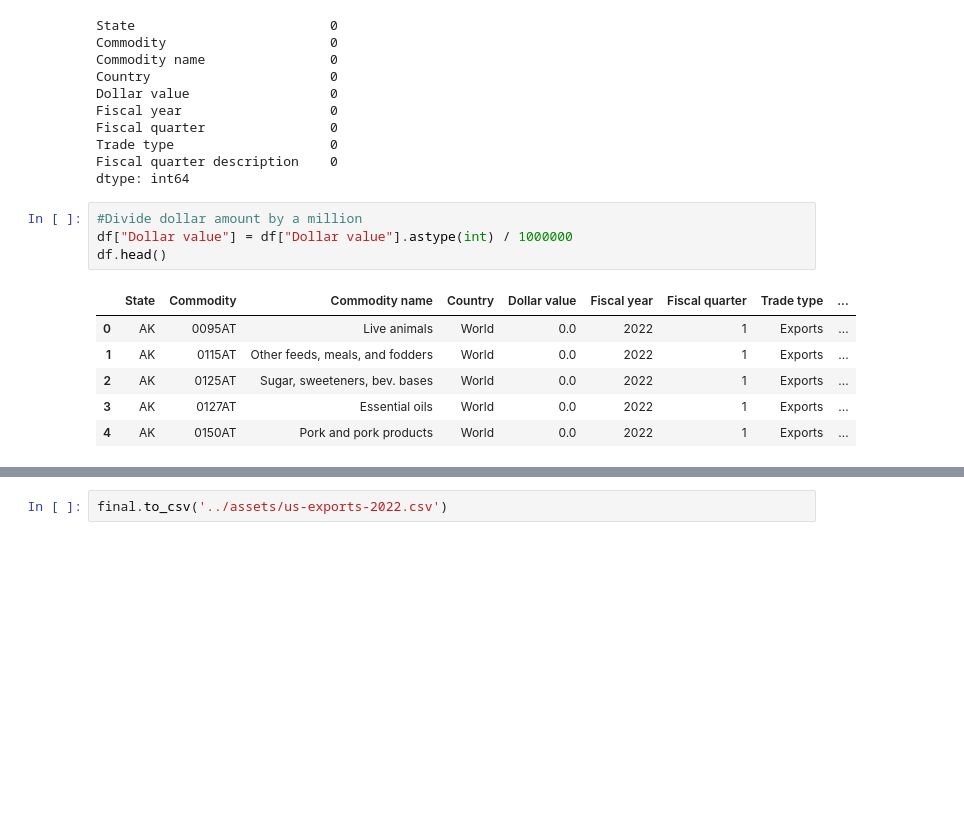
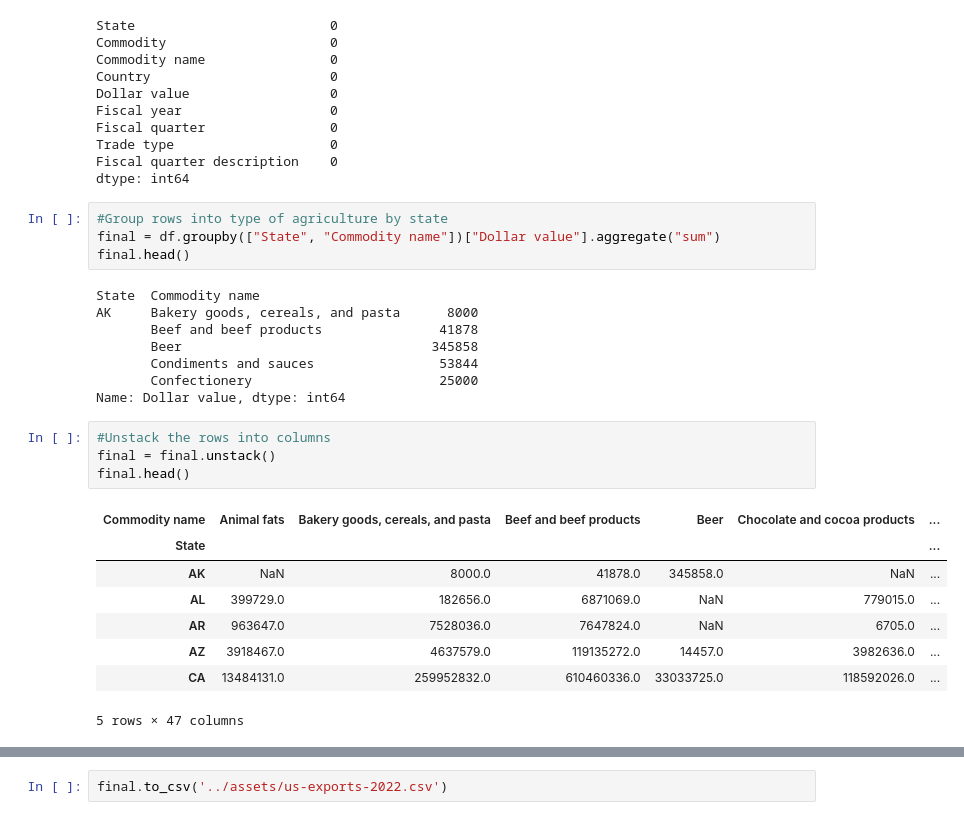
Before and after one commit to astever31/306-agriculture-exports-dropdown, a Jupyter notebook: support/pandas_eda.ipynb, the cells around one changed output, grey strips where cells are left out. Drawn from its saved outputs; the diff is of its cells as text; blank space fills up the shorter version.

```diff
--- a/support/pandas_eda.ipynb
+++ b/support/pandas_eda.ipynb
@@ -54,14 +48,28 @@ Fiscal quarter                0
 Trade type                    0
 Fiscal quarter description    0
 dtype: int64
-# %%
-#Divide dollar amount by a million
-df["Dollar value"] = df["Dollar value"].astype(int) / 1000000
-df.head()
-# %% [output]
-|  | State | Commodity | Commodity name | Country | Dollar value | Fiscal year | Fiscal quarter | Trade type | ... |
-| 0 | AK | 0095AT | Live animals | World | 0.0 | 2022 | 1 | Exports | ... |
-| 1 | AK | 0115AT | Other feeds, meals, and fodders | World | 0.0 | 2022 | 1 | Exports | ... |
-| 2 | AK | 0125AT | Sugar, sweeteners, bev. bases | World | 0.0 | 2022 | 1 | Exports | ... |
-| 3 | AK | 0127AT | Essential oils | World | 0.0 | 2022 | 1 | Exports | ... |
-| 4 | AK | 0150AT | Pork and pork products | World | 0.0 | 2022 | 1 | Exports | ... |
+# %%
+#Group rows into type of agriculture by state
+final = df.groupby(["State", "Commodity name"])["Dollar value"].aggregate("sum")
+final.head()
+# %% [output]
+State  Commodity name
+AK     Bakery goods, cereals, and pasta      8000
+       Beef and beef products               41878
+       Beer                                345858
+       Condiments and sauces                53844
+       Confectionery                        25000
+Name: Dollar value, dtype: int64
+# %%
+#Unstack the rows into columns
+final = final.unstack()
+final.head()
+# %% [output]
+| Commodity name | Animal fats | Bakery goods, cereals, and pasta | Beef and beef products | Beer | Chocolate and cocoa products | ... |
+| State |  |  |  |  |  | ... |
+| AK | NaN | 8000.0 | 41878.0 | 345858.0 | NaN | ... |
+| AL | 399729.0 | 182656.0 | 6871069.0 | NaN | 779015.0 | ... |
+| AR | 963647.0 | 7528036.0 | 7647824.0 | NaN | 6705.0 | ... |
+| AZ | 3918467.0 | 4637579.0 | 119135272.0 | 14457.0 | 3982636.0 | ... |
+| CA | 13484131.0 | 259952832.0 | 610460336.0 | 33033725.0 | 118592026.0 | ... |
+5 rows × 47 columns
```
Also changed, not shown: parts of 8 cells of this notebook.
